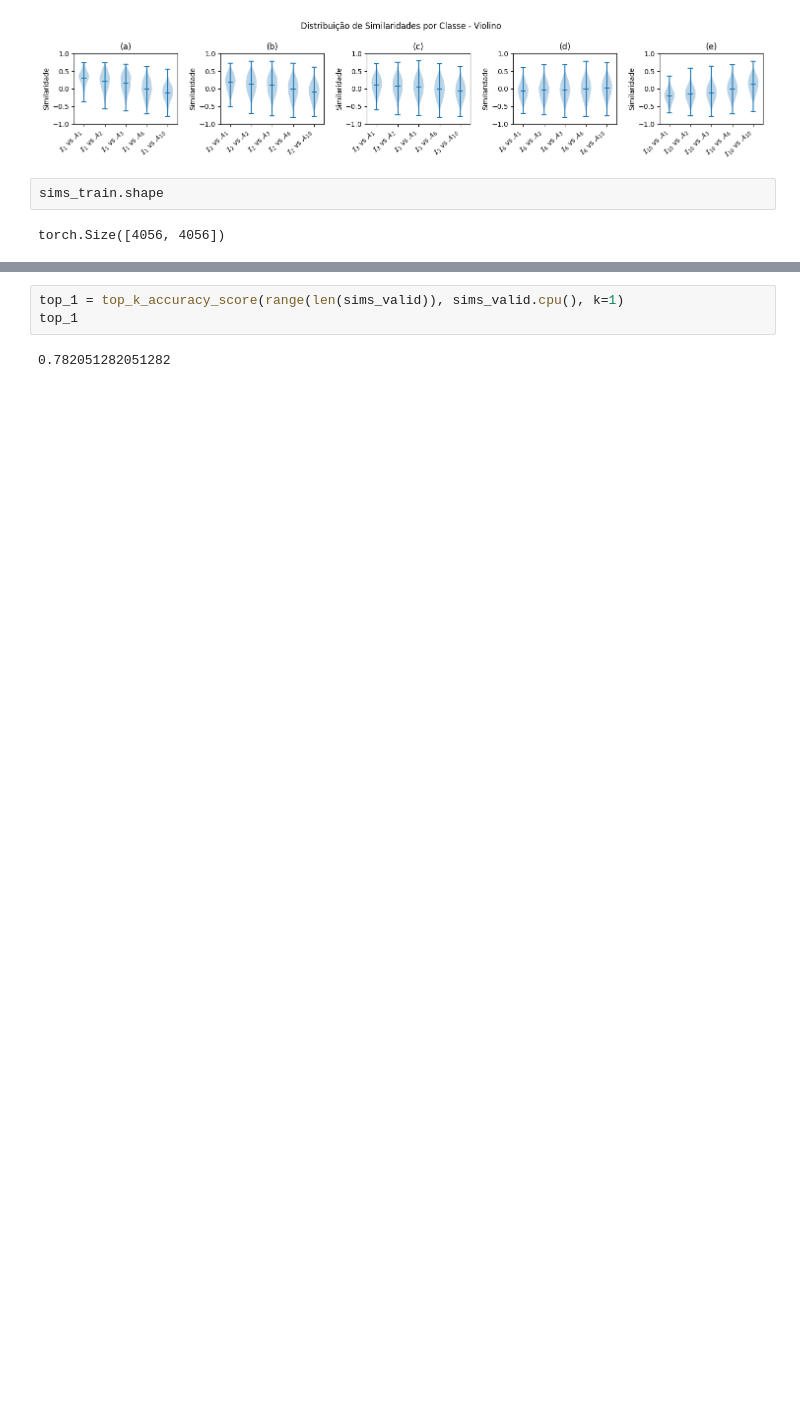
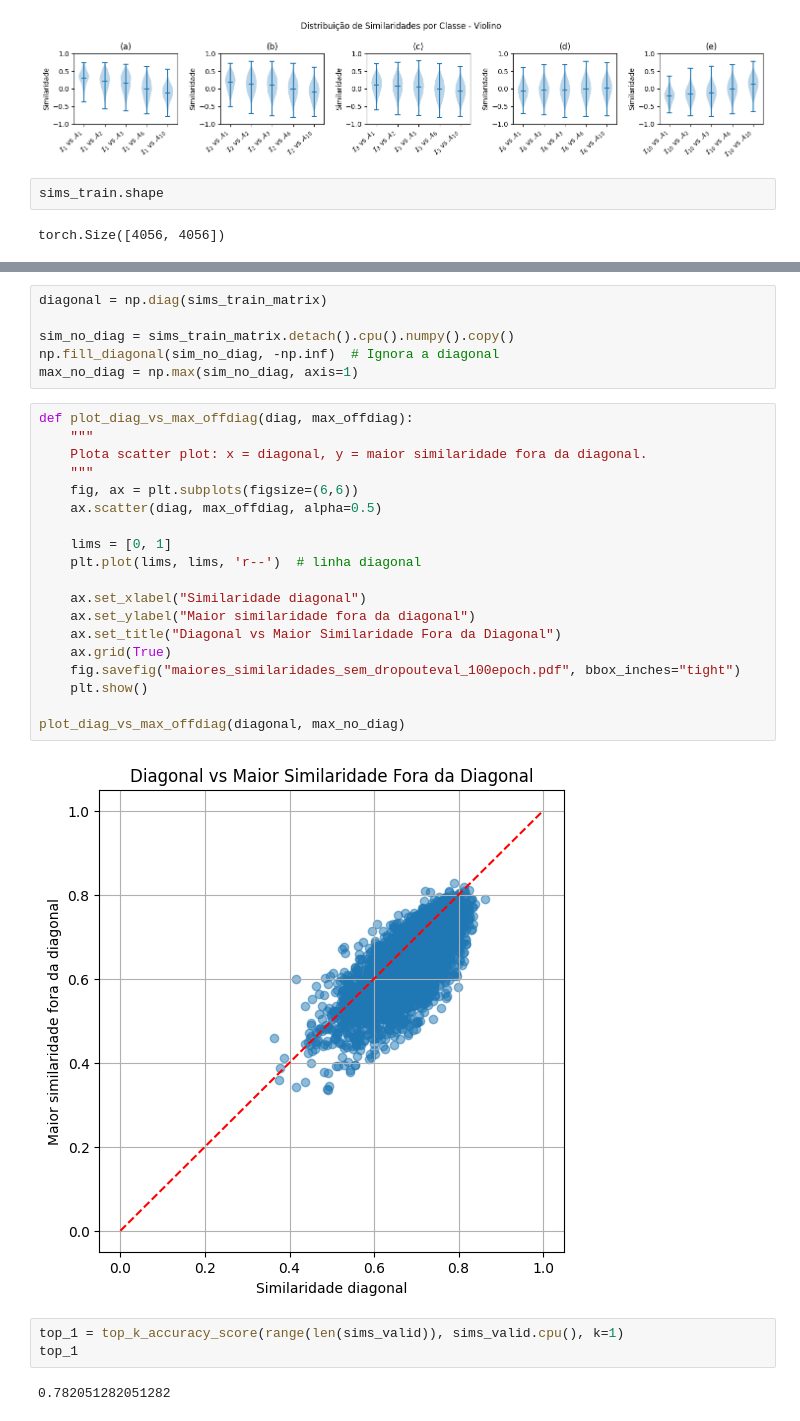
Before and after one commit to Krayth/TCC-graphs-CLIP-test2, a Jupyter notebook: Treinamento-Watts-Strogatz.ipynb, the cells around one changed output, grey strips where cells are left out. Saved outputs shown, nothing was run; the diff lists cells and outputs as text; blank space fills up the shorter version.

```diff
--- a/Treinamento-Watts-Strogatz.ipynb
+++ b/Treinamento-Watts-Strogatz.ipynb
@@ -609,3 +591,30 @@ plt.show()
+# %%
+diagonal = np.diag(sims_train_matrix)
+
+sim_no_diag = sims_train_matrix.detach().cpu().numpy().copy()
+np.fill_diagonal(sim_no_diag, -np.inf)  # Ignora a diagonal
+max_no_diag = np.max(sim_no_diag, axis=1)
+# %%
+def plot_diag_vs_max_offdiag(diag, max_offdiag):
+    """
+    Plota scatter plot: x = diagonal, y = maior similaridade fora da diagonal.
+    """
+    fig, ax = plt.subplots(figsize=(6,6))
+    ax.scatter(diag, max_offdiag, alpha=0.5)
+
+    lims = [0, 1]
+    plt.plot(lims, lims, 'r--')  # linha diagonal
+
+    ax.set_xlabel("Similaridade diagonal")
+    ax.set_ylabel("Maior similaridade fora da diagonal")
+    ax.set_title("Diagonal vs Maior Similaridade Fora da Diagonal")
+    ax.grid(True)
+    fig.savefig("maiores_similaridades_sem_dropouteval_100epoch.pdf", bbox_inches="tight")
+    plt.show()
+
+plot_diag_vs_max_offdiag(diagonal, max_no_diag)
+# %% [output]
+[figure, added]
 # %%
 top_1 = top_k_accuracy_score(range(len(sims_valid)), sims_valid.cpu(), k=1)
 top_1
```
Also changed, not shown: parts of 17 cells of this notebook, 2 other files.
